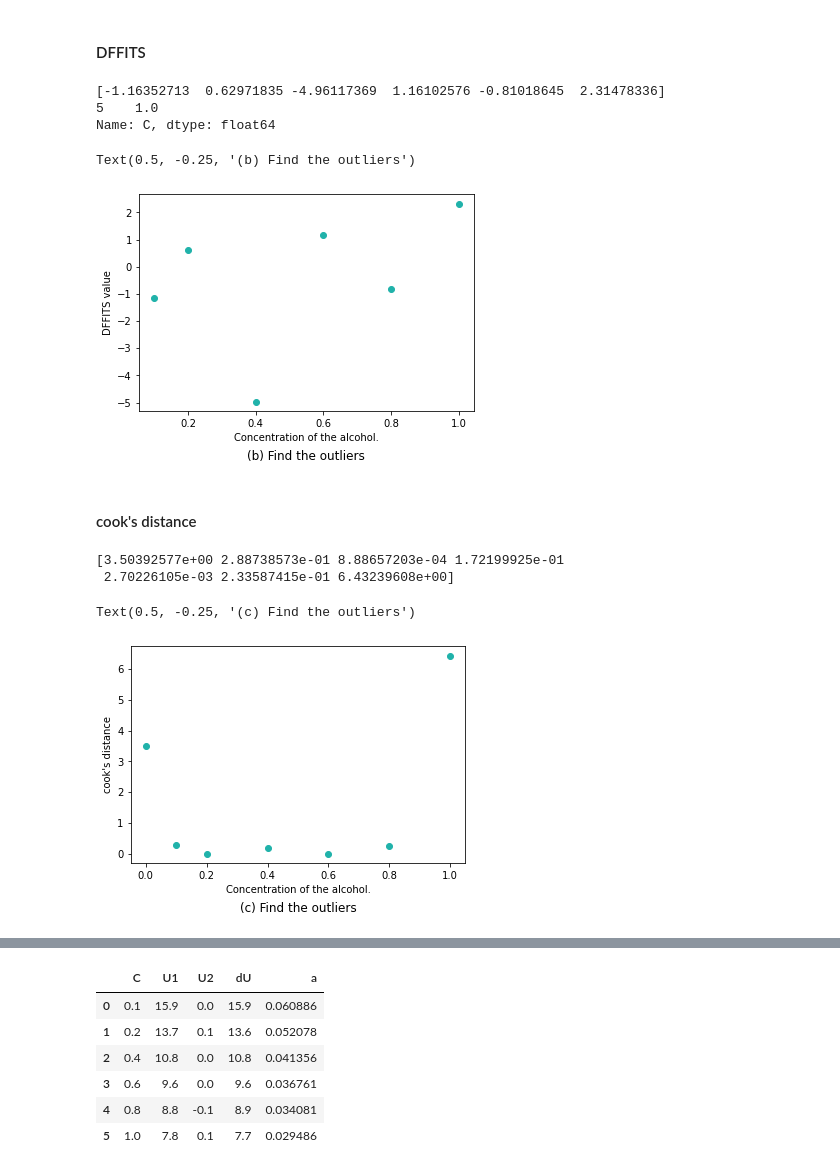
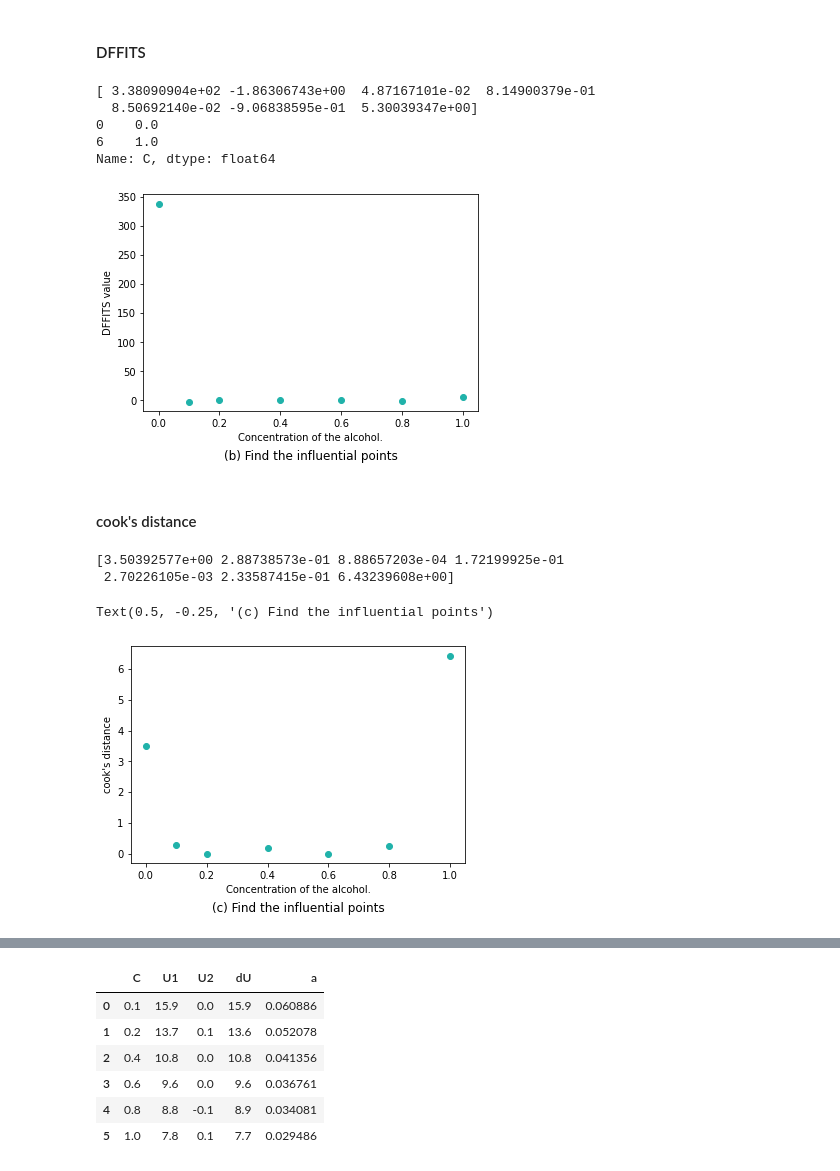
Before and after one commit to Zweig-Wong/SYSU-PHY-EXP, a Jupyter notebook: A2 Liquid surface tension coefficient/A2 Measurement of liquid surface tension coefficient by pulling-escape method.ipynb, the cells around one changed output, grey strips where cells are left out. Drawn from its saved outputs; the diff is of its cells as text; code cells hidden in the pictures.

```diff
--- a/A2 Liquid surface tension coefficient/A2 Measurement of liquid surface tension coefficient by pulling-escape method.ipynb
+++ b/A2 Liquid surface tension coefficient/A2 Measurement of liquid surface tension coefficient by pulling-escape method.ipynb
@@ -257,20 +256,21 @@ stats.probplot(studentized_residual[1:], dist='norm', plot=plt)
 # %%
 dffits = out_points.dffits[0]
 print(dffits)
 dffits_out = x[dffits > 2 * np.sqrt((X.shape[1] + 1) / X.shape[0])]
 print(dffits_out)
 
 plt.scatter(x, dffits, color='lightseagreen')
 plt.xlabel('Concentration of the alcohol.')
 plt.ylabel('DFFITS value')
-plt.title('(b) Find the outliers', y=-0.25)
+plt.title('(b) Find the influential points', y=-0.25)
 plt.savefig(r'A2 output\DFFITS1.png', bbox_inches = 'tight', dpi=300)
 # %% [output]
-[-1.16352713  0.62971835 -4.96117369  1.16102576 -0.81018645  2.31478336]
-5    1.0
+[ 3.38090904e+02 -1.86306743e+00  4.87167101e-02  8.14900379e-01
+  8.50692140e-02 -9.06838595e-01  5.30039347e+00]
+0    0.0
+6    1.0
 Name: C, dtype: float64
-Text(0.5, -0.25, '(b) Find the outliers')
-[figure, old version]
+[figure, new version]
 # %% [markdown]
 #### cook's distance
 # %%
@@ -279,12 +279,12 @@ print(cook)
 plt.scatter(x, cook, color='lightseagreen')
 plt.xlabel('Concentration of the alcohol.')
 plt.ylabel('cook\'s distance')
-plt.title('(c) Find the outliers', y=-0.25)
+plt.title('(c) Find the influential points', y=-0.25)
 # %% [output]
 [3.50392577e+00 2.88738573e-01 8.88657203e-04 1.72199925e-01
  2.70226105e-03 2.33587415e-01 6.43239608e+00]
-Text(0.5, -0.25, '(c) Find the outliers')
+Text(0.5, -0.25, '(c) Find the influential points')
-[figure, old version]
+[figure, new version]
 # %%
 fig, a =  plt.subplots(3, 1, figsize=(10, 20))
 
```
Also changed, not shown: parts of 9 cells of this notebook, 5 other files.
